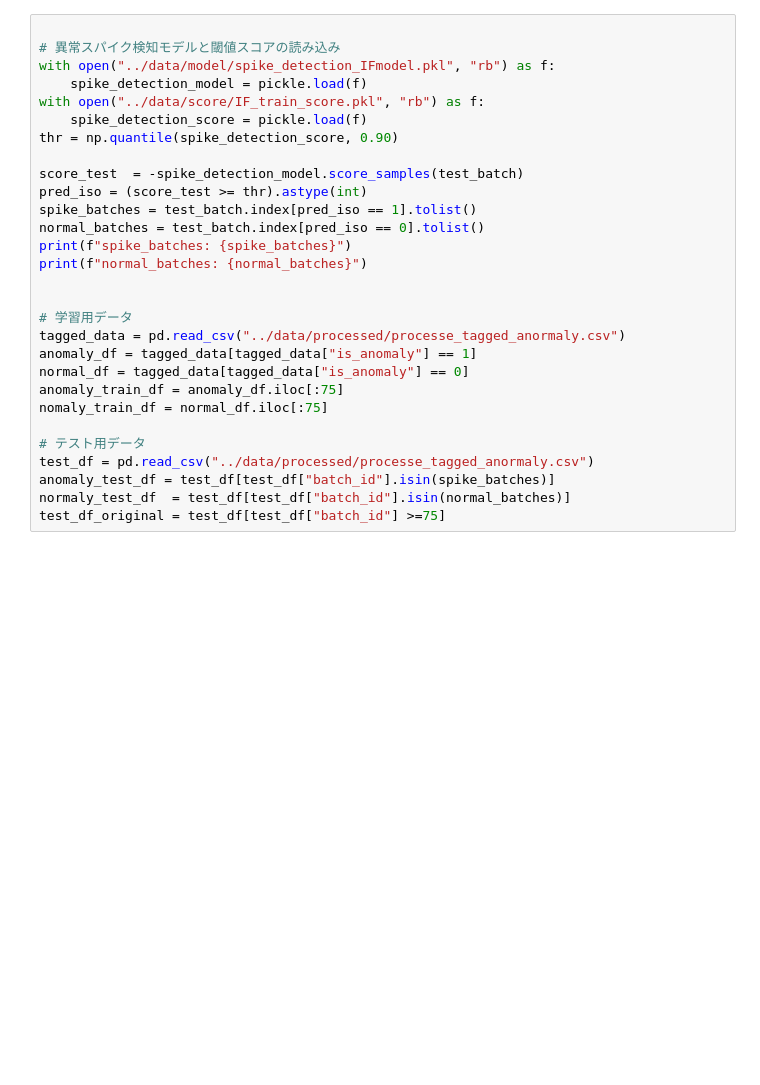
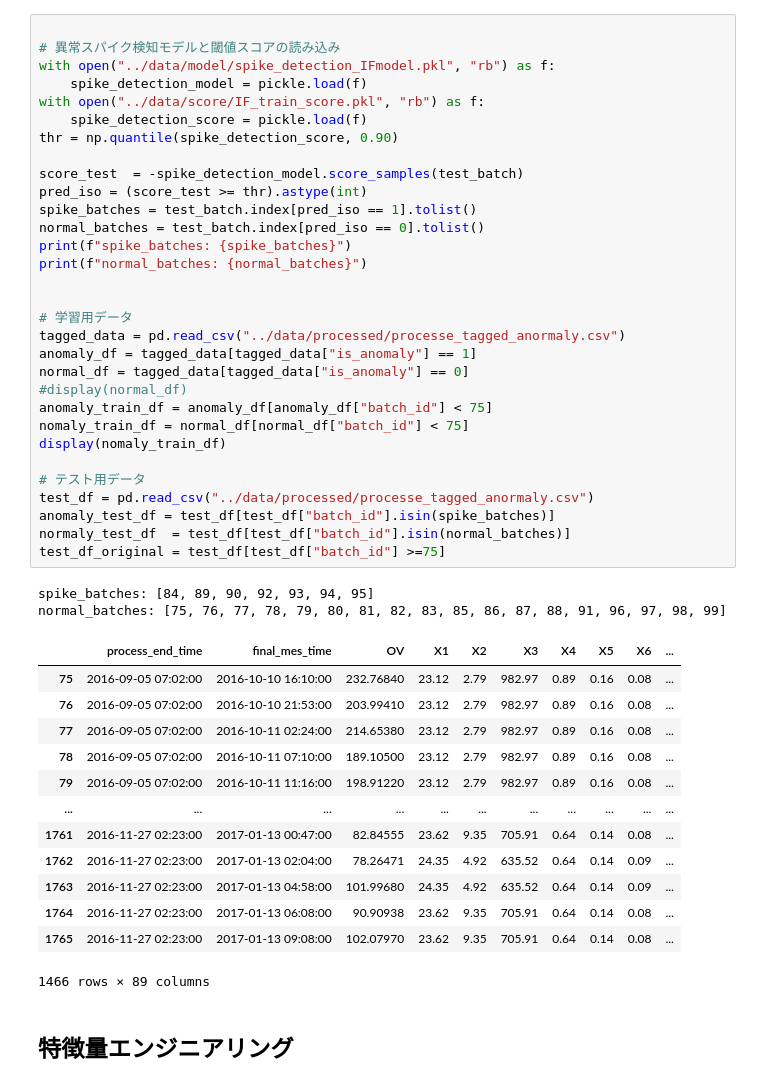
Before and after one commit to yut0takagi/ass-production-management2, a Jupyter notebook: notebook/check_features.ipynb, the cells around one changed output. Drawn from its saved outputs; the diff is of its cells as text; blank space fills up the shorter version.

```diff
--- a/notebook/check_features.ipynb
+++ b/notebook/check_features.ipynb
@@ -45,31 +50,51 @@ test_batch = batch_describe_df.iloc[75:]
 # %%
 
 # 異常スパイク検知モデルと閾値スコアの読み込み
 with open("../data/model/spike_detection_IFmodel.pkl", "rb") as f:
     spike_detection_model = pickle.load(f)
 with open("../data/score/IF_train_score.pkl", "rb") as f:
     spike_detection_score = pickle.load(f)
 thr = np.quantile(spike_detection_score, 0.90)
 
 score_test  = -spike_detection_model.score_samples(test_batch)
 pred_iso = (score_test >= thr).astype(int)
 spike_batches = test_batch.index[pred_iso == 1].tolist()
 normal_batches = test_batch.index[pred_iso == 0].tolist()
 print(f"spike_batches: {spike_batches}")
 print(f"normal_batches: {normal_batches}")
 
 
 # 学習用データ
 tagged_data = pd.read_csv("../data/processed/processe_tagged_anormaly.csv")
 anomaly_df = tagged_data[tagged_data["is_anomaly"] == 1]
 normal_df = tagged_data[tagged_data["is_anomaly"] == 0]
-anomaly_train_df = anomaly_df.iloc[:75]
-nomaly_train_df = normal_df.iloc[:75]
+#display(normal_df)
+anomaly_train_df = anomaly_df[anomaly_df["batch_id"] < 75]
+nomaly_train_df = normal_df[normal_df["batch_id"] < 75]
+display(nomaly_train_df)
 
 # テスト用データ
 test_df = pd.read_csv("../data/processed/processe_tagged_anormaly.csv")
 anomaly_test_df = test_df[test_df["batch_id"].isin(spike_batches)]
 normaly_test_df  = test_df[test_df["batch_id"].isin(normal_batches)]
 test_df_original = test_df[test_df["batch_id"] >=75]
+# %% [output]
+spike_batches: [84, 89, 90, 92, 93, 94, 95]
+normal_batches: [75, 76, 77, 78, 79, 80, 81, 82, 83, 85, 86, 87, 88, 91, 96, 97, 98, 99]
+|  | process_end_time | final_mes_time | OV | X1 | X2 | X3 | X4 | X5 | X6 | ... |
+| 75 | 2016-09-05 07:02:00 | 2016-10-10 16:10:00 | 232.76840 | 23.12 | 2.79 | 982.97 | 0.89 | 0.16 | 0.08 | ... |
+| 76 | 2016-09-05 07:02:00 | 2016-10-10 21:53:00 | 203.99410 | 23.12 | 2.79 | 982.97 | 0.89 | 0.16 | 0.08 | ... |
+| 77 | 2016-09-05 07:02:00 | 2016-10-11 02:24:00 | 214.65380 | 23.12 | 2.79 | 982.97 | 0.89 | 0.16 | 0.08 | ... |
+| 78 | 2016-09-05 07:02:00 | 2016-10-11 07:10:00 | 189.10500 | 23.12 | 2.79 | 982.97 | 0.89 | 0.16 | 0.08 | ... |
+| 79 | 2016-09-05 07:02:00 | 2016-10-11 11:16:00 | 198.91220 | 23.12 | 2.79 | 982.97 | 0.89 | 0.16 | 0.08 | ... |
+| ... | ... | ... | ... | ... | ... | ... | ... | ... | ... | ... |
+| 1761 | 2016-11-27 02:23:00 | 2017-01-13 00:47:00 | 82.84555 | 23.62 | 9.35 | 705.91 | 0.64 | 0.14 | 0.08 | ... |
+| 1762 | 2016-11-27 02:23:00 | 2017-01-13 02:04:00 | 78.26471 | 24.35 | 4.92 | 635.52 | 0.64 | 0.14 | 0.09 | ... |
+| 1763 | 2016-11-27 02:23:00 | 2017-01-13 04:58:00 | 101.99680 | 24.35 | 4.92 | 635.52 | 0.64 | 0.14 | 0.09 | ... |
+| 1764 | 2016-11-27 02:23:00 | 2017-01-13 06:08:00 | 90.90938 | 23.62 | 9.35 | 705.91 | 0.64 | 0.14 | 0.08 | ... |
+| 1765 | 2016-11-27 02:23:00 | 2017-01-13 09:08:00 | 102.07970 | 23.62 | 9.35 | 705.91 | 0.64 | 0.14 | 0.08 | ... |
+1466 rows × 89 columns
+# %% [markdown]
+## 特徴量エンジニアリング
 # %%
 # 特徴量エンジニアリング
```
Also changed, not shown: parts of 8 cells of this notebook, 7 other files.
